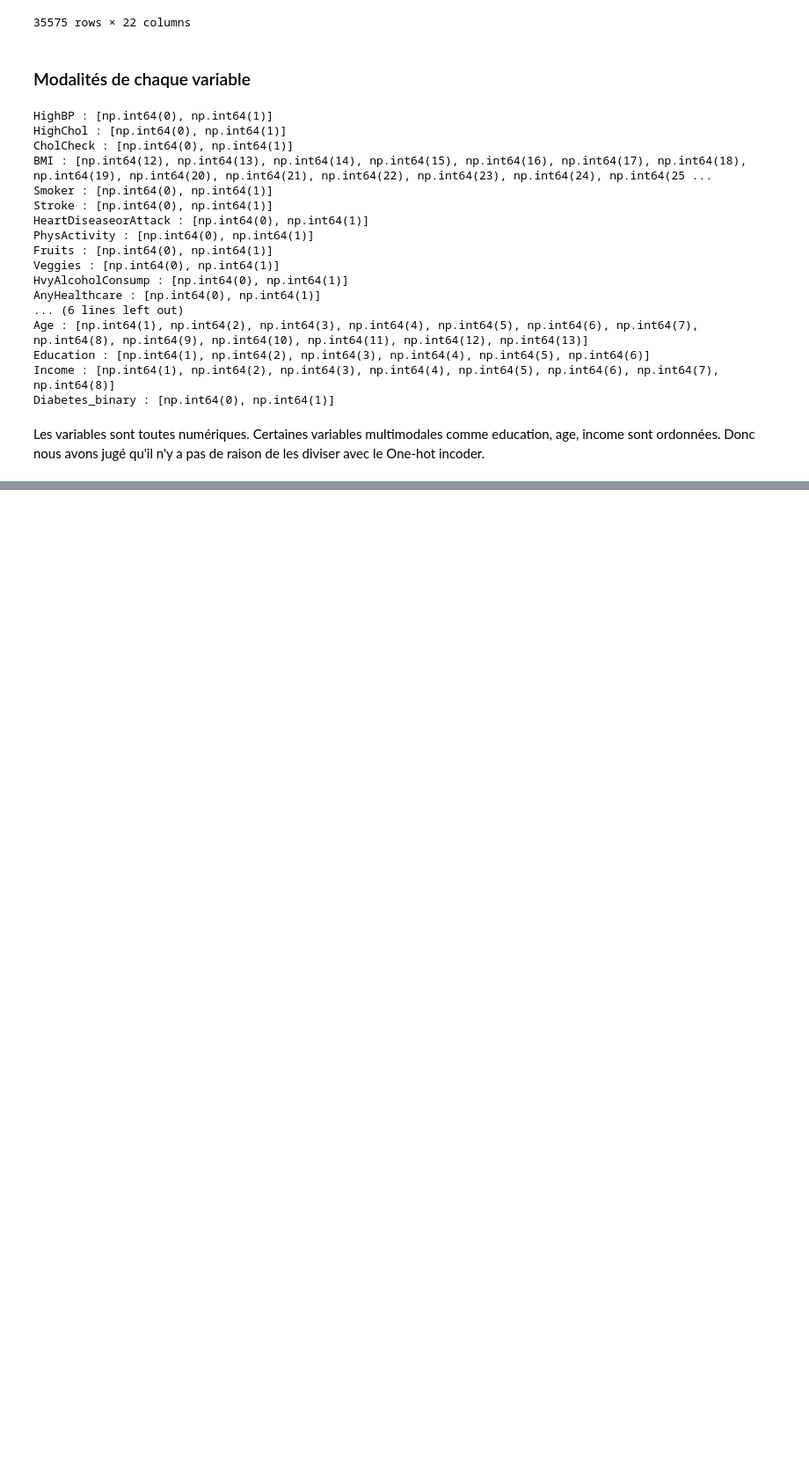
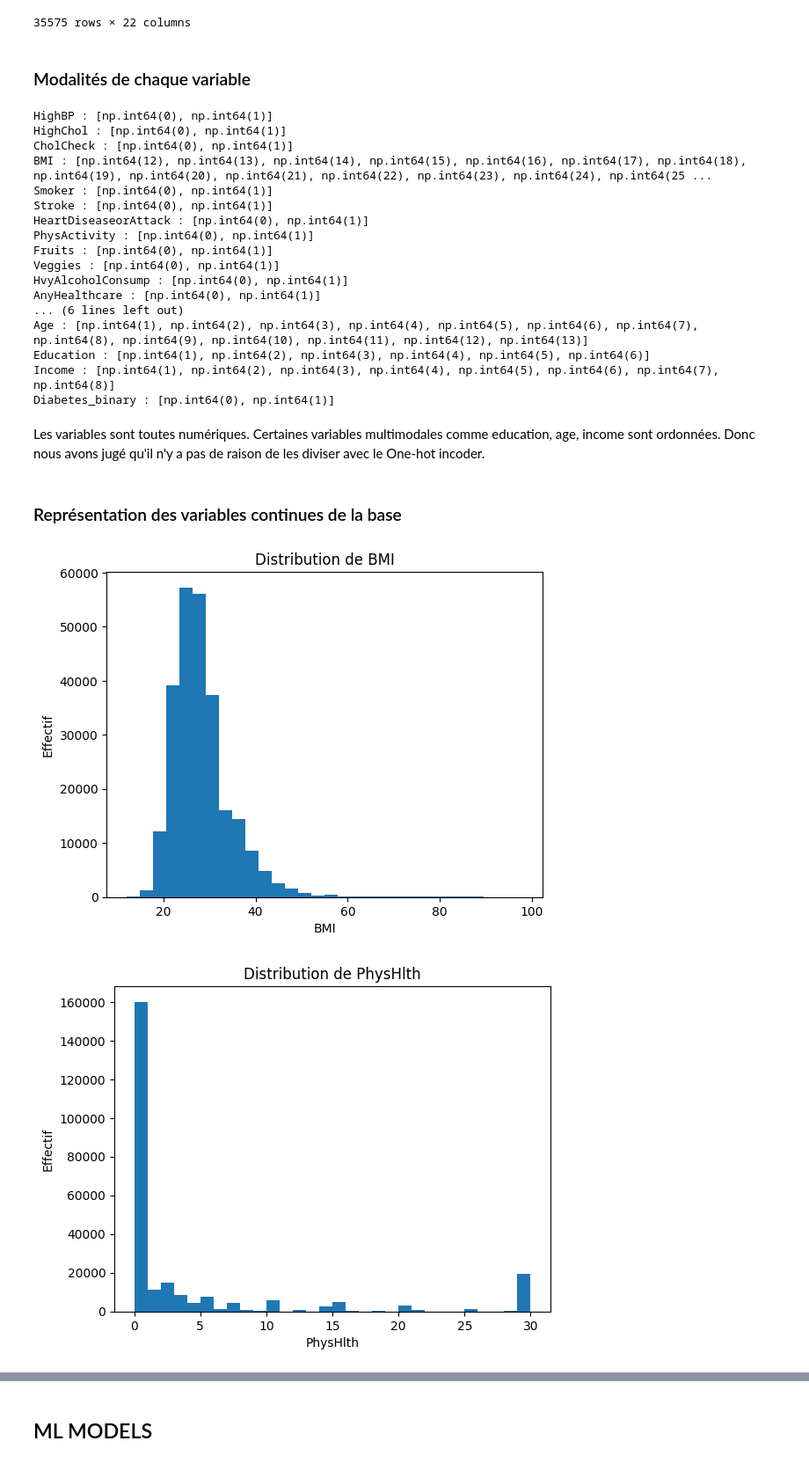
Before and after one commit to DomNoutsGit/Applied-Statistical-Learning-Projet-, a Jupyter notebook: ASL.ipynb, the cells around one changed output, grey strips where cells are left out. Shown at 88% size. Saved outputs shown, nothing was run; the diff lists cells and outputs as text; code cells hidden in the pictures; blank space fills up the shorter version.

```diff
--- a/ASL.ipynb
+++ b/ASL.ipynb
@@ -83,7 +100,8 @@ y.describe()
 | 75% | 0.000000 |
 | max | 1.000000 |
 # %%
-# Ajout de la cible y à X
-X['Diabetes_binary'] = y['Diabetes_binary'].values
-X.head()
+# Ajout de la cible y à X et creation de la base df
+df = X.copy()
+df['Diabetes_binary'] = y['Diabetes_binary'].values
+df.head()
 # %% [output]
@@ -205,8 +241,8 @@ X[X.duplicated(keep=False)].sort_values(by=X.columns.tolist())
 # %% [markdown]
 ### Modalités de chaque variable
 # %%
-for col in X.columns:
-    print(col, ":", sorted(X[col].dropna().unique()))
+for col in df.columns:
+    print(col, ":", sorted(df[col].dropna().unique()))
 # %% [output]
 HighBP : [np.int64(0), np.int64(1)]
 HighChol : [np.int64(0), np.int64(1)]
@@ -227,3 +263,19 @@ Income : [np.int64(1), np.int64(2), np.int64(3), np.int64(4), np.int64(5), np.in
 Diabetes_binary : [np.int64(0), np.int64(1)]
 # %% [markdown]
 Les variables sont toutes numériques. Certaines variables multimodales comme education, age, income sont ordonnées. Donc nous avons jugé qu'il n'y a pas de raison de les diviser avec le One-hot incoder.
+# %% [markdown]
+### Représentation des variables continues de la base
+# %%
+
+vars_to_plot = ["BMI", "PhysHlth", "MentHlth"]
+
+for col in vars_to_plot:
+    plt.figure()
+    plt.hist(X[col].dropna(), bins=30)
+    plt.title(f"Distribution de {col}")
+    plt.xlabel(col)
+    plt.ylabel("Effectif")
+    plt.show()
+# %% [output]
+[figure, added]
+[figure, added]
@@ -229,0 +283,2 @@ Les variables sont toutes numériques. Certaines variables multimodales comme ed
+# %% [markdown]
+## ML MODELS
```
Also changed, not shown: parts of 18 cells of this notebook, 1 other file.
